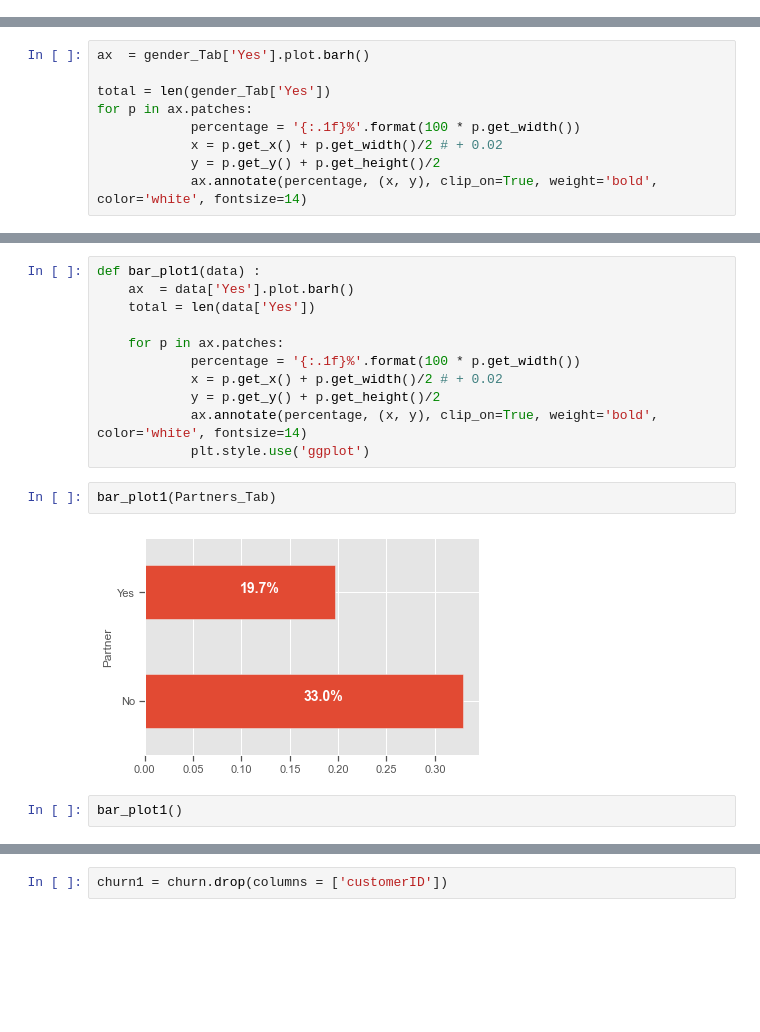
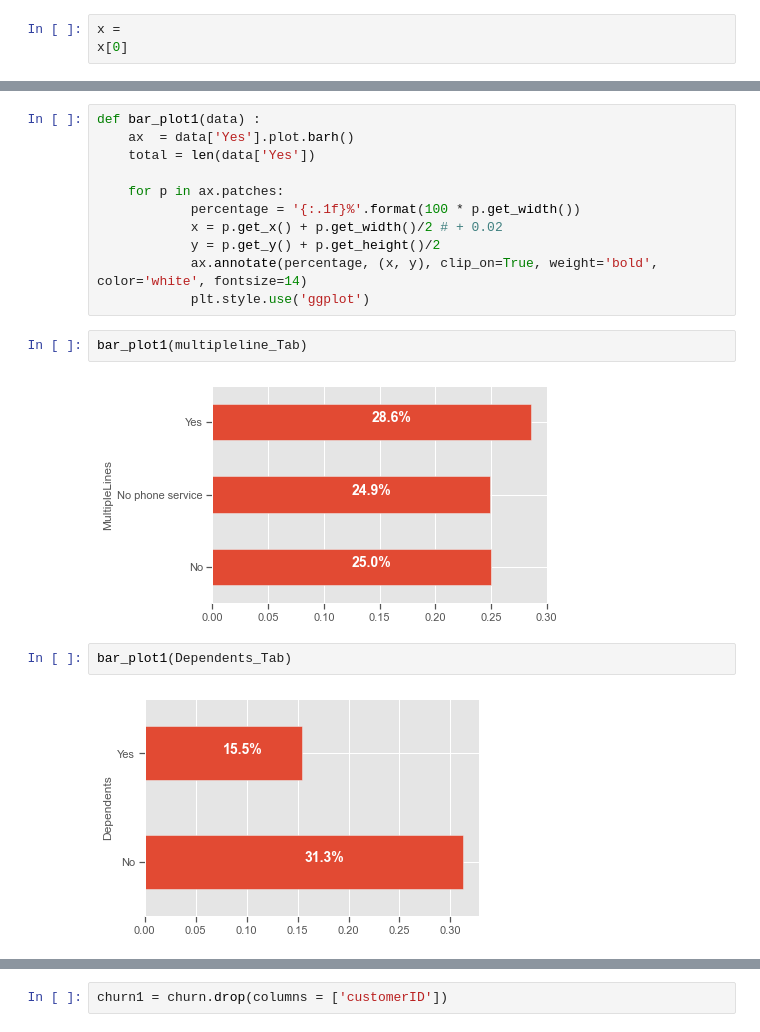
Before and after one commit to VIP509/Churn-Analysis-BA, a Jupyter notebook: ChurnAnalysis.ipynb, the cells around one changed output, grey strips where cells are left out. Drawn from its saved outputs; the diff is of its cells as text; blank space fills up the shorter version.

```diff
--- a/ChurnAnalysis.ipynb
+++ b/ChurnAnalysis.ipynb
@@ -150,0 +159,3 @@ churn[churn['Churn'] == 'Yes'].describe()
+# %%
+x =
+x[0]
@@ -255,12 +234,3 @@ multipleline_Tab = pd.crosstab(churn['MultipleLines'],churn.Churn, values = chur
 PhoneService_Tab = pd.crosstab(churn['PhoneService'],churn.Churn, values = churn.customerID ,aggfunc  ='count' ,normalize= 'index')
 Internet_tab = pd.crosstab(churn['InternetService'],churn.Churn, values = churn.customerID ,aggfunc  ='count' ,normalize= 'index')
 Streaming_tab = pd.crosstab(churn['StreamingMovies'],churn.Churn, values = churn.customerID ,aggfunc  ='count' ,normalize= 'index')
-# %%
-ax  = gender_Tab['Yes'].plot.barh()
-
-total = len(gender_Tab['Yes'])
-for p in ax.patches:
-            percentage = '{:.1f}%'.format(100 * p.get_width())
-            x = p.get_x() + p.get_width()/2 # + 0.02
-            y = p.get_y() + p.get_height()/2
-            ax.annotate(percentage, (x, y), clip_on=True, weight='bold', color='white', fontsize=14)
@@ -285,8 +257,10 @@ def bar_plot1(data) :
             ax.annotate(percentage, (x, y), clip_on=True, weight='bold', color='white', fontsize=14)
             plt.style.use('ggplot')
 # %%
-bar_plot1(Partners_Tab)
+bar_plot1(multipleline_Tab)
 # %% [output]
-[figure, old version]
+[figure, new version]
 # %%
-bar_plot1()
+bar_plot1(Dependents_Tab)
+# %% [output]
+[figure, added]
```
Also changed, not shown: parts of 24 cells of this notebook.
